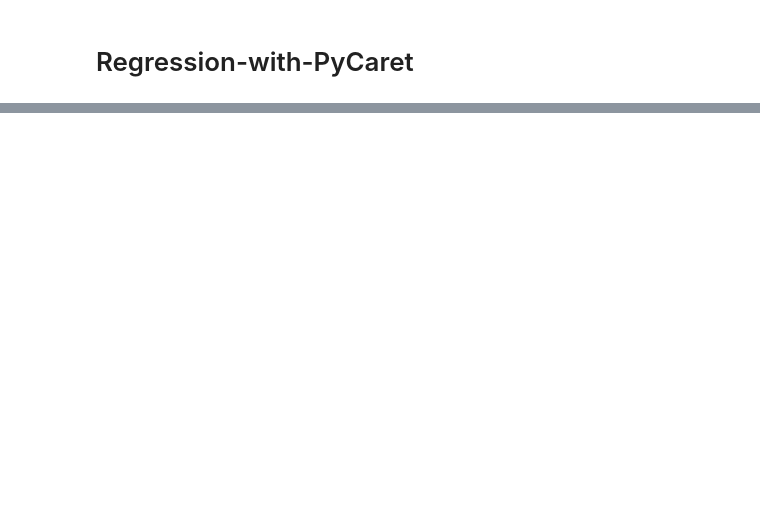
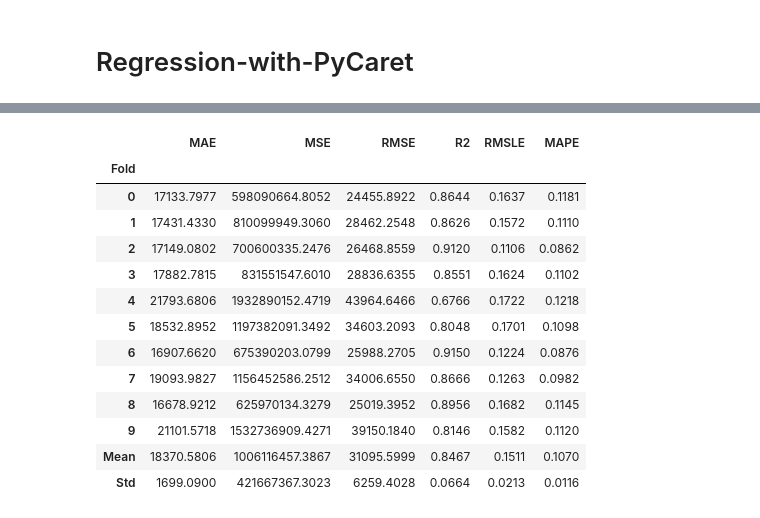
Before and after one commit to zenUnicorn/Regression-with-PyCaret, a Jupyter notebook: Regression-with-PyCaret.ipynb, the cells around one changed output, grey strips where cells are left out. Saved outputs shown, nothing was run; the diff lists cells and outputs as text; code cells hidden in the pictures; blank space fills up the shorter version.

```diff
--- a/Regression-with-PyCaret.ipynb
+++ b/Regression-with-PyCaret.ipynb
@@ -16,0 +96,19 @@ import pycaret
+# %%
+#let's do LGBM
+
+lgb = create_model('lightgbm')
+# %% [output]
+|  | MAE | MSE | RMSE | R2 | RMSLE | MAPE |
+| Fold |  |  |  |  |  |  |
+| 0 | 17133.7977 | 598090664.8052 | 24455.8922 | 0.8644 | 0.1637 | 0.1181 |
+| 1 | 17431.4330 | 810099949.3060 | 28462.2548 | 0.8626 | 0.1572 | 0.1110 |
+| 2 | 17149.0802 | 700600335.2476 | 26468.8559 | 0.9120 | 0.1106 | 0.0862 |
+| 3 | 17882.7815 | 831551547.6010 | 28836.6355 | 0.8551 | 0.1624 | 0.1102 |
+| 4 | 21793.6806 | 1932890152.4719 | 43964.6466 | 0.6766 | 0.1722 | 0.1218 |
+| 5 | 18532.8952 | 1197382091.3492 | 34603.2093 | 0.8048 | 0.1701 | 0.1098 |
+| 6 | 16907.6620 | 675390203.0799 | 25988.2705 | 0.9150 | 0.1224 | 0.0876 |
+| 7 | 19093.9827 | 1156452586.2512 | 34006.6550 | 0.8666 | 0.1263 | 0.0982 |
+| 8 | 16678.9212 | 625970134.3279 | 25019.3952 | 0.8956 | 0.1682 | 0.1145 |
+| 9 | 21101.5718 | 1532736909.4271 | 39150.1840 | 0.8146 | 0.1582 | 0.1120 |
+| Mean | 18370.5806 | 1006116457.3867 | 31095.5999 | 0.8467 | 0.1511 | 0.1070 |
+| Std | 1699.0900 | 421667367.3023 | 6259.4028 | 0.0664 | 0.0213 | 0.0116 |
```
Also changed, not shown: parts of 9 cells of this notebook.
